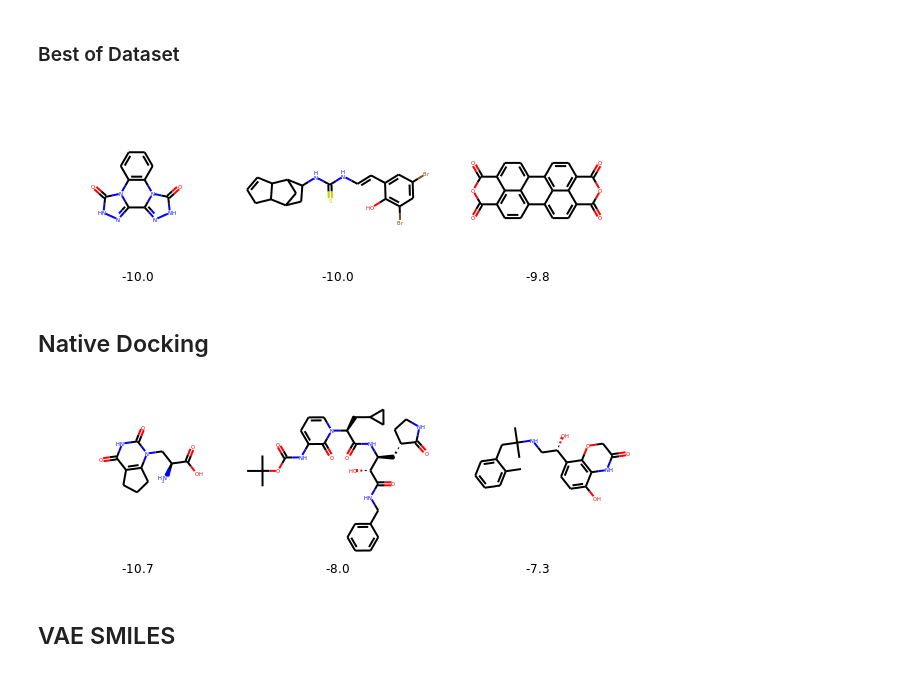
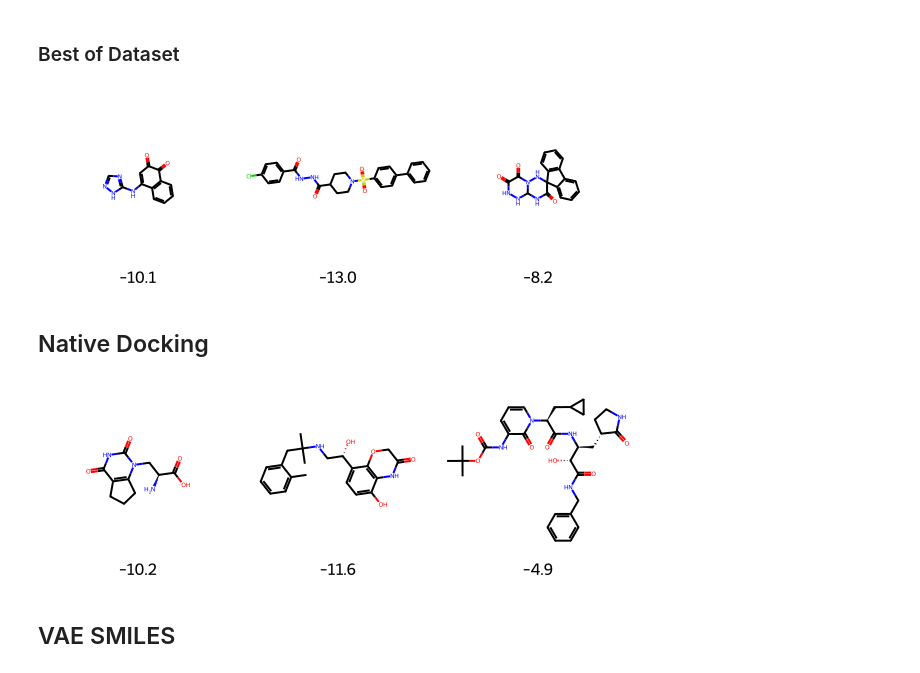
Before and after one commit to aspuru-guzik-group/Tartarus, a Jupyter notebook: mols_jupyter/docking.ipynb, the cells around one changed output. Drawn from its saved outputs; the diff is of its cells as text; code cells hidden in the pictures.

```diff
--- a/mols_jupyter/docking.ipynb
+++ b/mols_jupyter/docking.ipynb
@@ -5,31 +5,33 @@ from rdkit.Chem import Draw
 # %% [markdown]
 ### Best of Dataset
 # %%
-smiles = ['O=c1n2c3c(n4c(n[nH]c4=O)c2n[nH]1)cccc3',
-          'Brc1c(O)c(/C=C/NC(=S)NC2C3C4C(C(C3)C2)CC=C4)cc(Br)c1',
-          'O1C(=O)c2c3c4c(c5c6c(c4ccc3C1=O)ccc1c6c(cc5)C(=O)OC1=O)cc2']
+smiles = ['O=C1c2c(C(=CC1=O)Nc1[nH]ncn1)cccc2',
+          'Clc1ccc(C(=O)NNC(=O)C2CCN(S(=O)(=O)c3ccc(cc3)c3ccccc3)CC2)cc1',
+          'O=C1NC2N(NC31c1c(-c4c3cccc4)cccc1)C(=O)C(=O)NN2']
 
-values = [-10.0, -10.0, -9.8]
+# Order: 1syh, 4lde, 6y2f
+values = [-10.1, -13.0, -8.2]
 
 mols_ls = [Chem.MolFromSmiles(x) for x in smiles]
 img = Draw.MolsToGridImage(mols_ls,molsPerRow=3,subImgSize=(200,200),legends=[str(x) for x in values])
 img
 # %% [output]
-[figure, old version]
+[figure, new version]
 # %% [markdown]
 ## Native Docking
 # %%
 smiles = ['N[C@@H](CN1C(=O)NC(=O)C2=C1CCC2)C(O)=O',
-          'CC(C)(C)OC(=O)NC1=CC=CN([C@@H](CC2CC2)C(=O)N[C@@H](C[C@@H]3CCNC3=O)[C@@H](O)C(=O)NCc4ccccc4)C1=O',
-          'Cc1ccccc1CC(C)(C)NC[C@H](O)c2ccc(O)c3NC(=O)COc23']
+          'Cc1ccccc1CC(C)(C)NC[C@H](O)c2ccc(O)c3NC(=O)COc23',
+          'CC(C)(C)OC(=O)NC1=CC=CN([C@@H](CC2CC2)C(=O)N[C@@H](C[C@@H]3CCNC3=O)[C@@H](O)C(=O)NCc4ccccc4)C1=O']
 
-values = [-10.7, -8.0, -7.3]
+# Order: 1syh, 4lde, 6y2f
+values = [-10.2, -11.6, -4.9]
 
 mols_ls = [Chem.MolFromSmiles(x) for x in smiles]
 img = Draw.MolsToGridImage(mols_ls,molsPerRow=3,subImgSize=(200,200),legends=[str(x) for x in values])
 img
 # %% [output]
-[figure, old version]
+[figure, new version]
 # %% [markdown]
 ## VAE SMILES
 # %% [markdown]
```
